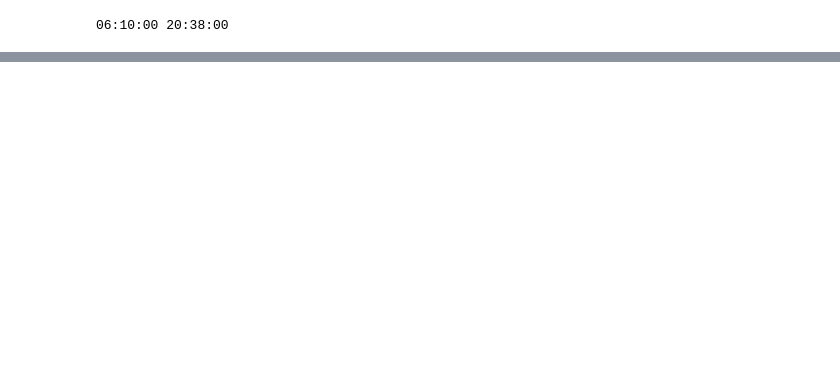
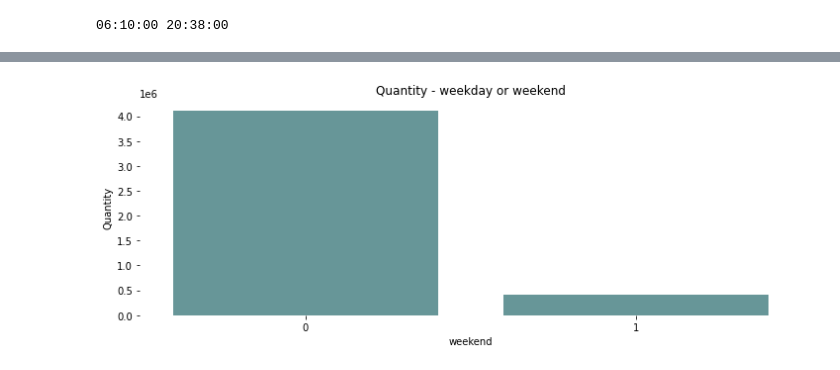
Before and after one commit to daianeklein/customer-segmentation, a Jupyter notebook: customer-segmentation.ipynb, the cells around one changed output, grey strips where cells are left out. Drawn from its saved outputs; the diff is of its cells as text; code cells hidden in the pictures; blank space fills up the shorter version.

```diff
--- a/customer-segmentation.ipynb
+++ b/customer-segmentation.ipynb
@@ -179,0 +369,12 @@ print(df1['time'].min(), df1['time'].max())
+# %%
+plt.figure(figsize = (12,4))
+
+
+ax = sns.barplot(data = df2[['weekend', 'Quantity']].groupby('weekend', as_index= False).sum(),
+                 x = 'weekend',
+                 y ='Quantity',
+                color = 'cadetblue',
+)
+set_chart_settings('Quantity - weekday or weekend')
+# %% [output]
+[figure, added]
```
Also changed, not shown: parts of 30 cells of this notebook.
